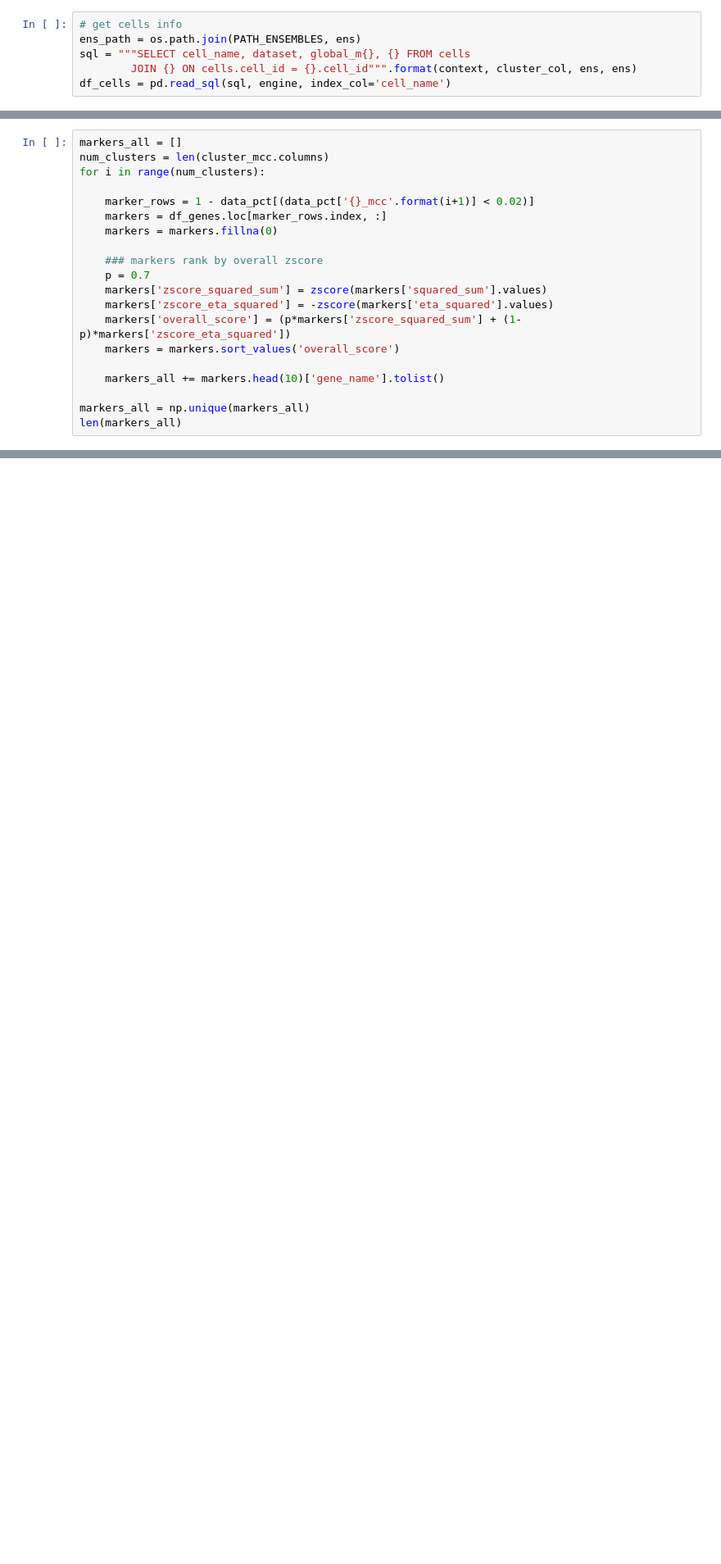
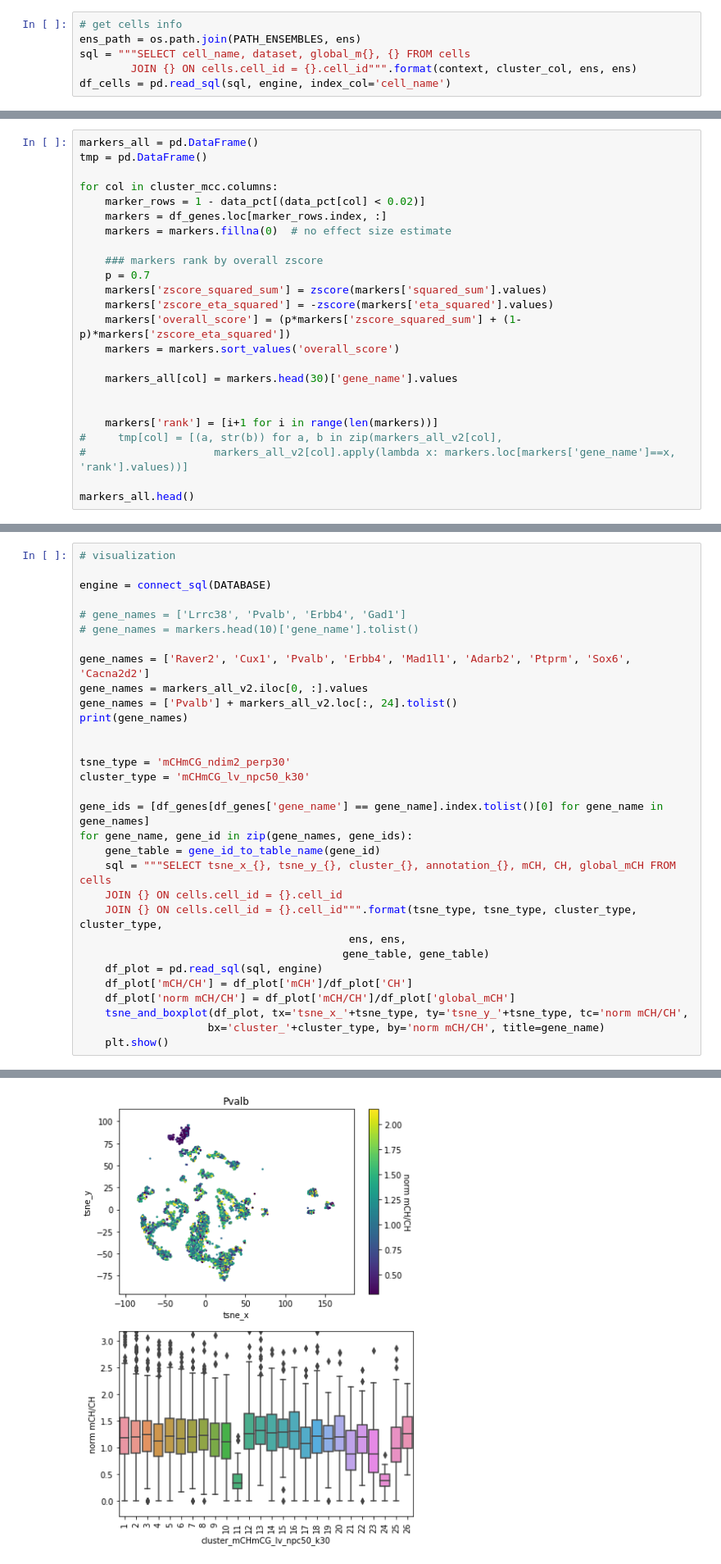
Before and after one commit to mukamel-lab-team/snmcseq, a Jupyter notebook: marker_genes.ipynb, the cells around one changed output, grey strips where cells are left out. Shown at 82% size. Cells and saved outputs as stored; diff of their text form; blank space fills up the shorter version.

```diff
--- a/marker_genes.ipynb
+++ b/marker_genes.ipynb
@@ -220,11 +218,11 @@ df_genes = pd.merge(df_genes, eta2.to_frame('eta_squared'),
 # %%
-markers_all = []
-num_clusters = len(cluster_mcc.columns)
-for i in range(num_clusters):
+markers_all = pd.DataFrame()
+tmp = pd.DataFrame()
 
-    marker_rows = 1 - data_pct[(data_pct['{}_mcc'.format(i+1)] < 0.02)]
+for col in cluster_mcc.columns:
+    marker_rows = 1 - data_pct[(data_pct[col] < 0.02)]
     markers = df_genes.loc[marker_rows.index, :]
-    markers = markers.fillna(0)
+    markers = markers.fillna(0)  # no effect size estimate
 
     ### markers rank by overall zscore
     p = 0.7
@@ -233,8 +231,12 @@ for i in range(num_clusters):
     markers['overall_score'] = (p*markers['zscore_squared_sum'] + (1-p)*markers['zscore_eta_squared'])
     markers = markers.sort_values('overall_score')
 
-    markers_all += markers.head(10)['gene_name'].tolist()
+    markers_all[col] = markers.head(30)['gene_name'].values
 
-markers_all = np.unique(markers_all)
-len(markers_all)
+
+    markers['rank'] = [i+1 for i in range(len(markers))]
+#     tmp[col] = [(a, str(b)) for a, b in zip(markers_all_v2[col],
+#                    markers_all_v2[col].apply(lambda x: markers.loc[markers['gene_name']==x, 'rank'].values))]
+
+markers_all.head()
 # %% [output]
@@ -241,0 +320,32 @@ len(markers_all)
+# %%
+# visualization
+
+engine = connect_sql(DATABASE)
+
+# gene_names = ['Lrrc38', 'Pvalb', 'Erbb4', 'Gad1']
+# gene_names = markers.head(10)['gene_name'].tolist()
+
+gene_names = ['Raver2', 'Cux1', 'Pvalb', 'Erbb4', 'Mad1l1', 'Adarb2', 'Ptprm', 'Sox6', 'Cacna2d2']
+gene_names = markers_all_v2.iloc[0, :].values
+gene_names = ['Pvalb'] + markers_all_v2.loc[:, 24].tolist()
+print(gene_names)
+
+
+tsne_type = 'mCHmCG_ndim2_perp30'
+cluster_type = 'mCHmCG_lv_npc50_k30'
+
+gene_ids = [df_genes[df_genes['gene_name'] == gene_name].index.tolist()[0] for gene_name in gene_names]
+for gene_name, gene_id in zip(gene_names, gene_ids):
+    gene_table = gene_id_to_table_name(gene_id)
+    sql = """SELECT tsne_x_{}, tsne_y_{}, cluster_{}, annotation_{}, mCH, CH, global_mCH FROM cells
+    JOIN {} ON cells.cell_id = {}.cell_id
+    JOIN {} ON cells.cell_id = {}.cell_id""".format(tsne_type, tsne_type, cluster_type, cluster_type,
+                                          ens, ens,
+                                         gene_table, gene_table)
+    df_plot = pd.read_sql(sql, engine)
+    df_plot['mCH/CH'] = df_plot['mCH']/df_plot['CH']
+    df_plot['norm mCH/CH'] = df_plot['mCH/CH']/df_plot['global_mCH']
+    tsne_and_boxplot(df_plot, tx='tsne_x_'+tsne_type, ty='tsne_y_'+tsne_type, tc='norm mCH/CH',
+                    bx='cluster_'+cluster_type, by='norm mCH/CH', title=gene_name)
+    plt.show()
+# %% [output]
@@ -241,0 +353 @@ len(markers_all)
+[figure, added]
```
Also changed, not shown: parts of 26 cells of this notebook, 41 other files.
